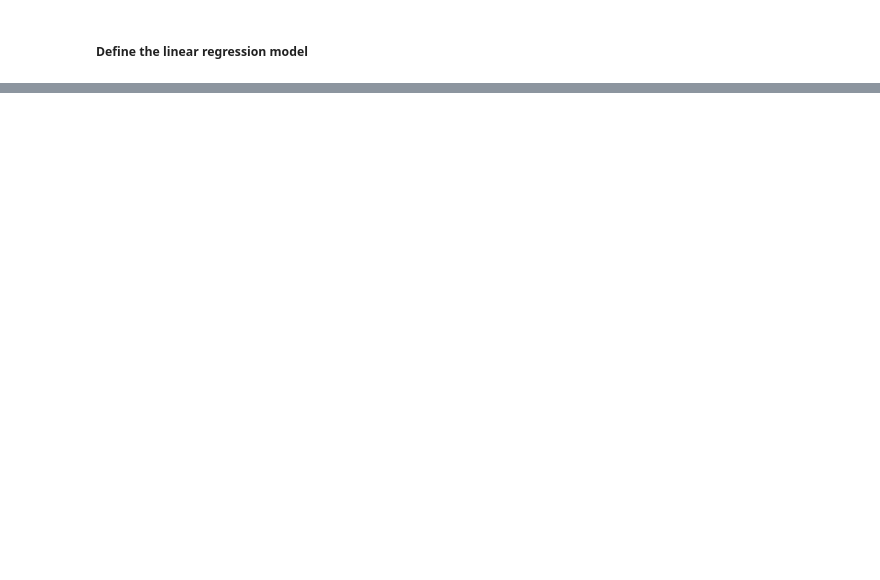
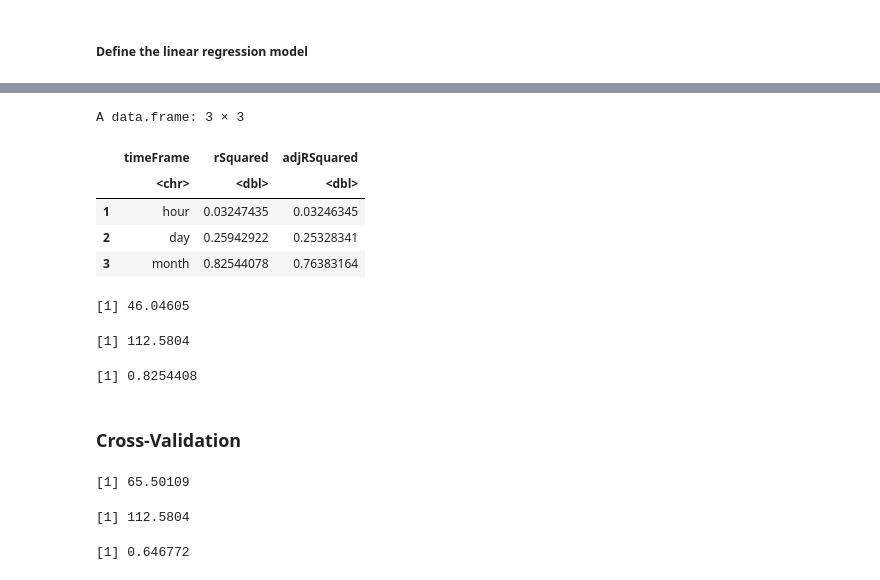
Before and after one commit to philippebarrette4/INF1430, a Jupyter notebook: scripts/Models/electricity_model.ipynb, the cells around one changed output, grey strips where cells are left out. Drawn from its saved outputs; the diff is of its cells as text; code cells hidden in the pictures; blank space fills up the shorter version.

```diff
--- a/scripts/Models/electricity_model.ipynb
+++ b/scripts/Models/electricity_model.ipynb
@@ -115,0 +98,31 @@ print(summary(lin_reg_mdl_month_inter)$adj.r.squared)
+# %%
+#=========================
+# FORMULAS
+#=========================
+# define model formula
+# Only the independant variables that have a correlation higher than 50% for all time frames are considered for interactions
+fmla_linear_regression <- as.formula("consumption ~ avg_temp + avg_dewpt_temp + avg_rel_hum_pct + avg_visib + avg_temp:avg_dewpt_temp + avg_rel_hum_pct:avg_visib")
+
+#=========================
+# LINEAR REGRESSION MODELS
+#=========================
+# Create linear regression models for all three time frames
+mdl_linear_regression_hour  <- lm(fmla_linear_regression, data = WEHourDF)
+mdl_linear_regression_day   <- lm(fmla_linear_regression, data = WEDayDF)
+mdl_linear_regression_month <- lm(fmla_linear_regression, data = WEMonthDF)
+
+# Create matrix containing R-Squared results for all three time frames
+ModelsPerfoMatrix <- data.frame(
+    timeFrame   = c("hour", "day", "month"),
+    rSquared    = c(summary(mdl_linear_regression_hour)$r.squared,      summary(mdl_linear_regression_day)$r.squared,       summary(mdl_linear_regression_month)$r.squared),
+    adjRSquared = c(summary(mdl_linear_regression_hour)$adj.r.squared,  summary(mdl_linear_regression_day)$adj.r.squared,   summary(mdl_linear_regression_month)$adj.r.squared)
+)
+# Display performance results
+head(ModelsPerfoMatrix)
+# %% [output]
+A data.frame: 3 × 3
+|  | timeFrame | rSquared | adjRSquared |
+|  | <chr> | <dbl> | <dbl> |
+| 1 | hour | 0.03247435 | 0.03246345 |
+| 2 | day | 0.25942922 | 0.25328341 |
+| 3 | month | 0.82544078 | 0.76383164 |
@@ -115,0 +148,14 @@ print(summary(lin_reg_mdl_month_inter)$adj.r.squared)
+# %%
+WEMonthDF$pred <- predict(mdl_linear_regression_month, WEMonthDF)
+# RMSE
+(rmse <- f_rmse(WEMonthDF, "consumption", "pred"))
+(sdtemp <- sd(WEMonthDF$consumption))
+
+# R2
+(r_squared <- f_r_squared(WEMonthDF, "consumption", "pred"))
+# %% [output]
+[1] 46.04605
+[1] 112.5804
+[1] 0.8254408
+# %% [markdown]
+### Cross-Validation
@@ -115,0 +164,23 @@ print(summary(lin_reg_mdl_month_inter)$adj.r.squared)
+# %%
+set.seed(110)
+Rows <- nrow(WEMonthDF)
+splitPlan <- kWayCrossValidation(nRows, 3, NULL, NULL)
+
+k <- 3
+WEMonthDF$pred.cv <- 0
+for(i in 1:k) {
+    split <- splitPlan[[i]]
+    model <- lm(fmla_linear_regression, data = WEMonthDF[split$train, ])
+    WEMonthDF$pred.cv[split$app] <- predict(model, newdata = WEMonthDF[split$app, ])
+}
+
+# RMSE
+(rmse <- f_rmse(WEMonthDF, "consumption", "pred.cv"))
+(sdtemp <- sd(WEMonthDF$consumption))
+
+# R2
+(r_squared <- f_r_squared(WEMonthDF, "consumption", "pred.cv"))
+# %% [output]
+[1] 65.50109
+[1] 112.5804
+[1] 0.646772
```
Also changed, not shown: parts of 10 cells of this notebook, 1 other file.
